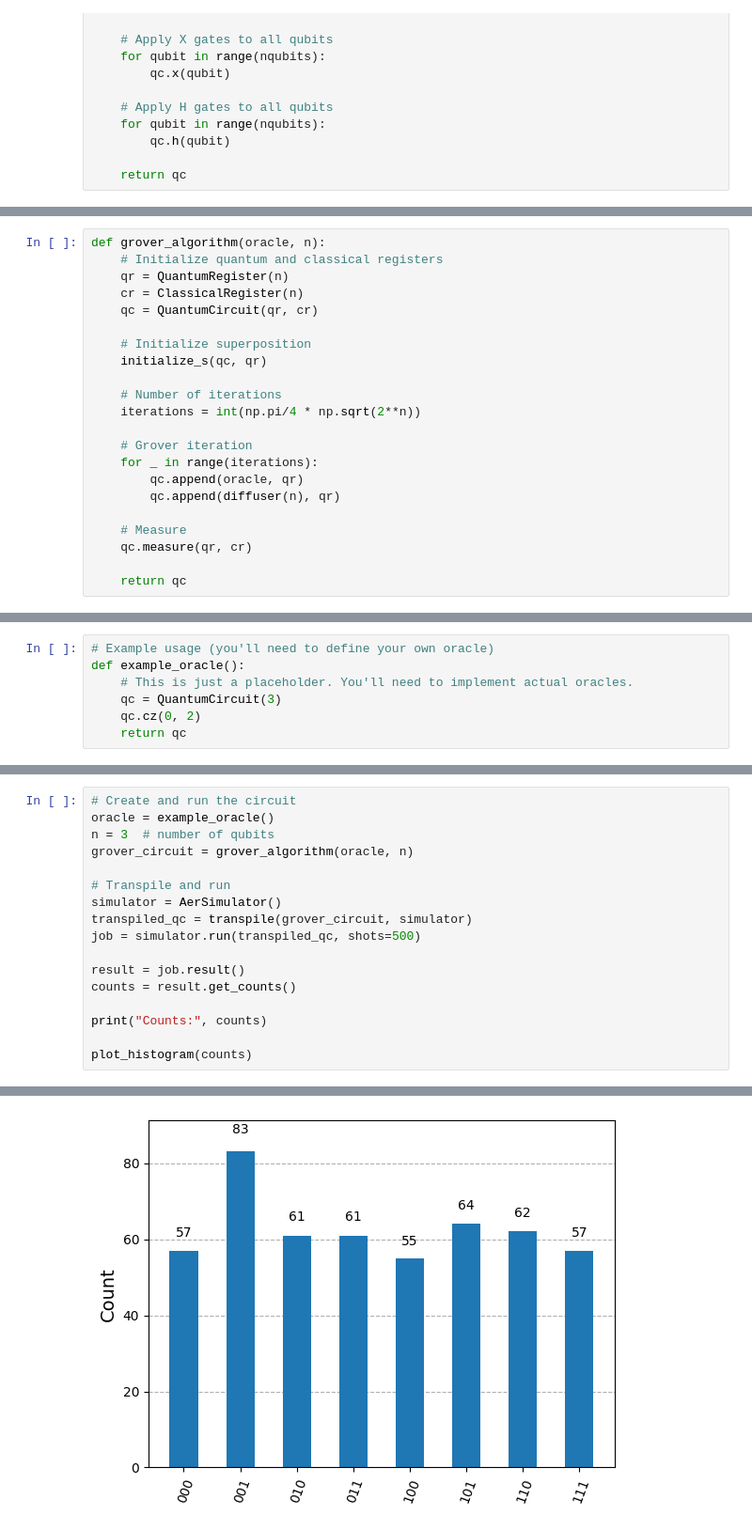
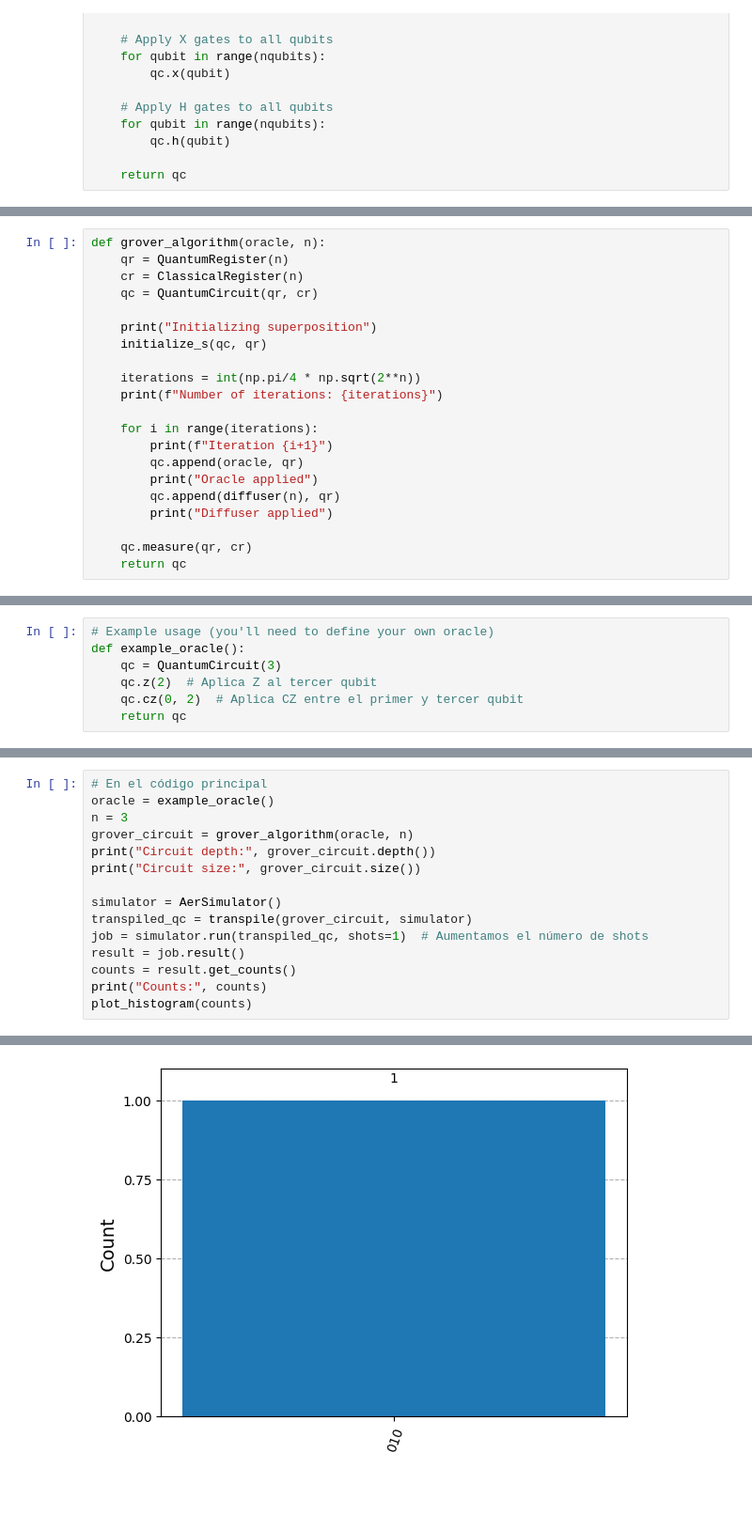
Before and after one commit to tentaclepurple/42_Ftl_quantum, a Jupyter notebook: Exercise_6/Grover.ipynb, the cells around one changed output, grey strips where cells are left out. Shown at 94% size. Cells and saved outputs as stored; diff of their text form; blank space fills up the shorter version.

```diff
--- a/Exercise_6/Grover.ipynb
+++ b/Exercise_6/Grover.ipynb
@@ -42,22 +52,21 @@ def diffuser(nqubits):
 # %%
 def grover_algorithm(oracle, n):
-    # Initialize quantum and classical registers
     qr = QuantumRegister(n)
     cr = ClassicalRegister(n)
     qc = QuantumCircuit(qr, cr)
 
-    # Initialize superposition
+    print("Initializing superposition")
     initialize_s(qc, qr)
 
-    # Number of iterations
     iterations = int(np.pi/4 * np.sqrt(2**n))
+    print(f"Number of iterations: {iterations}")
 
-    # Grover iteration
-    for _ in range(iterations):
+    for i in range(iterations):
+        print(f"Iteration {i+1}")
         qc.append(oracle, qr)
+        print("Oracle applied")
         qc.append(diffuser(n), qr)
+        print("Diffuser applied")
 
-    # Measure
     qc.measure(qr, cr)
-
     return qc
@@ -64,7 +81,7 @@ def grover_algorithm(oracle, n):
 # %%
 # Example usage (you'll need to define your own oracle)
 def example_oracle():
-    # This is just a placeholder. You'll need to implement actual oracles.
     qc = QuantumCircuit(3)
-    qc.cz(0, 2)
+    qc.z(2)  # Aplica Z al tercer qubit
+    qc.cz(0, 2)  # Aplica CZ entre el primer y tercer qubit
     return qc
@@ -71,18 +100,16 @@ def example_oracle():
 # %%
-# Create and run the circuit
+# En el código principal
 oracle = example_oracle()
-n = 3  # number of qubits
+n = 3
 grover_circuit = grover_algorithm(oracle, n)
+print("Circuit depth:", grover_circuit.depth())
+print("Circuit size:", grover_circuit.size())
 
-# Transpile and run
 simulator = AerSimulator()
 transpiled_qc = transpile(grover_circuit, simulator)
-job = simulator.run(transpiled_qc, shots=500)
-
+job = simulator.run(transpiled_qc, shots=1)  # Aumentamos el número de shots
 result = job.result()
 counts = result.get_counts()
-
 print("Counts:", counts)
-
 plot_histogram(counts)
 # %% [output]
@@ -90 +127 @@ Counts: {'001': 83, '110': 62, '101': 64, '100': 55, '000': 57, '010': 61, '011'
-[figure, old version]
+[figure, new version]
```
Also changed, not shown: parts of 4 cells of this notebook, 7 other files.
